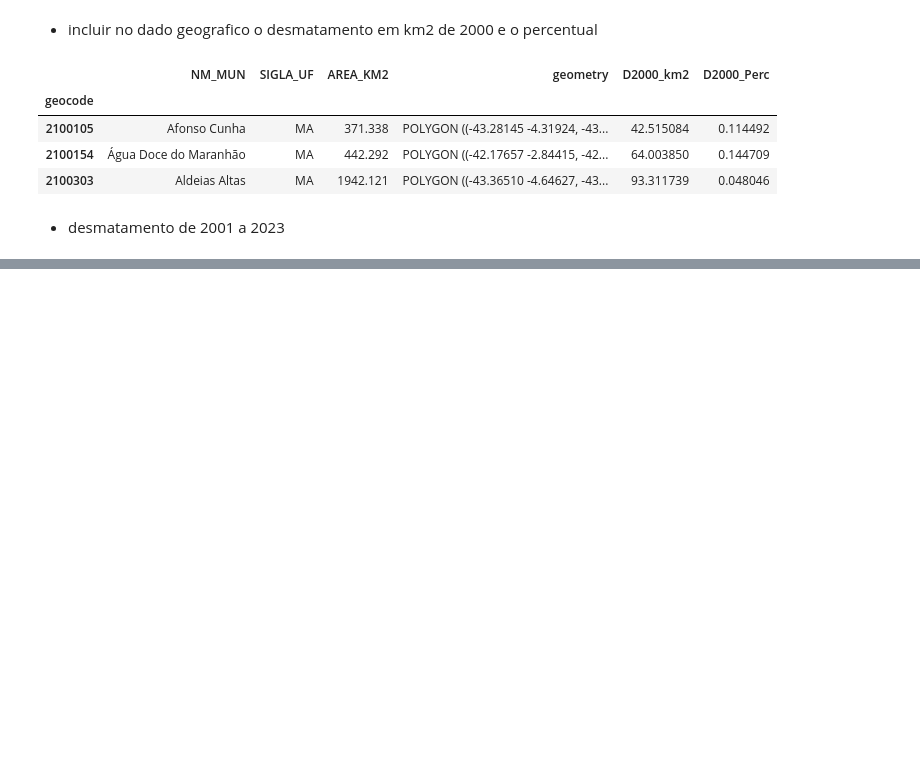
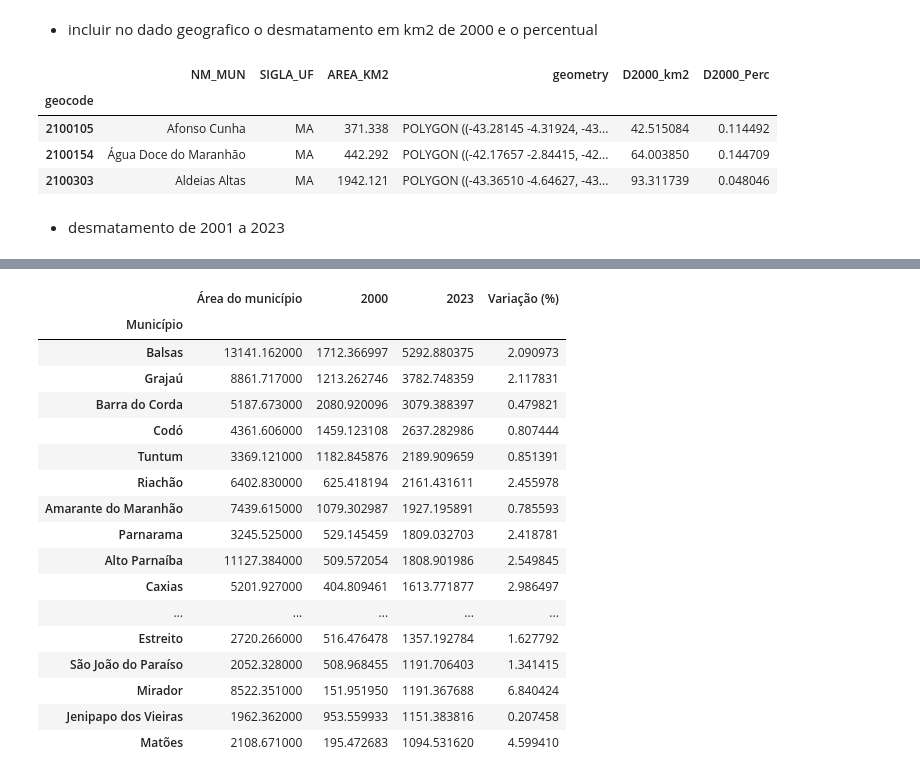
Before and after one commit to LambdaGeo/analise_cerrado_ma, a Jupyter notebook: analise_municipios.ipynb, the cells around one changed output, grey strips where cells are left out. Cells and saved outputs as stored; diff of their text form; code cells hidden in the pictures; blank space fills up the shorter version.

```diff
--- a/analise_municipios.ipynb
+++ b/analise_municipios.ipynb
@@ -281,0 +294,3 @@ gdf_mun_cerrado.sort_values("D2001-23_perc", ascending=False).head(20)
+# %%
+gdf_mun_top20_absoluto["Variação (%)"] = gdf_mun_top20_absoluto["D2001-23_km2"] / gdf_mun_top20_absoluto["D2000_km2"]
+gdf_mun_top20_absoluto.head()
@@ -281,0 +305,25 @@ gdf_mun_cerrado.sort_values("D2001-23_perc", ascending=False).head(20)
+# %%
+gdf_mun_top20_absoluto.columns = ["Área do município","2000","2023","D2001-23_km2","Variação (%)"]
+gdf_mun_top20_absoluto.index.name = "Município"
+# %%
+s_top20_absoluto = gdf_mun_top20_absoluto.drop("D2001-23_km2", axis=1).style
+s_top20_absoluto
+# %% [output]
+|  | Área do município | 2000 | 2023 | Variação (%) |
+| Município |  |  |  |  |
+| Balsas | 13141.162000 | 1712.366997 | 5292.880375 | 2.090973 |
+| Grajaú | 8861.717000 | 1213.262746 | 3782.748359 | 2.117831 |
+| Barra do Corda | 5187.673000 | 2080.920096 | 3079.388397 | 0.479821 |
+| Codó | 4361.606000 | 1459.123108 | 2637.282986 | 0.807444 |
+| Tuntum | 3369.121000 | 1182.845876 | 2189.909659 | 0.851391 |
+| Riachão | 6402.830000 | 625.418194 | 2161.431611 | 2.455978 |
+| Amarante do Maranhão | 7439.615000 | 1079.302987 | 1927.195891 | 0.785593 |
+| Parnarama | 3245.525000 | 529.145459 | 1809.032703 | 2.418781 |
+| Alto Parnaíba | 11127.384000 | 509.572054 | 1808.901986 | 2.549845 |
+| Caxias | 5201.927000 | 404.809461 | 1613.771877 | 2.986497 |
+| ... | ... | ... | ... | ... |
+| Estreito | 2720.266000 | 516.476478 | 1357.192784 | 1.627792 |
+| São João do Paraíso | 2052.328000 | 508.968455 | 1191.706403 | 1.341415 |
+| Mirador | 8522.351000 | 151.951950 | 1191.367688 | 6.840424 |
+| Jenipapo dos Vieiras | 1962.362000 | 953.559933 | 1151.383816 | 0.207458 |
+| Matões | 2108.671000 | 195.472683 | 1094.531620 | 4.599410 |
```
Also changed, not shown: parts of 13 cells of this notebook, 2 other files.
